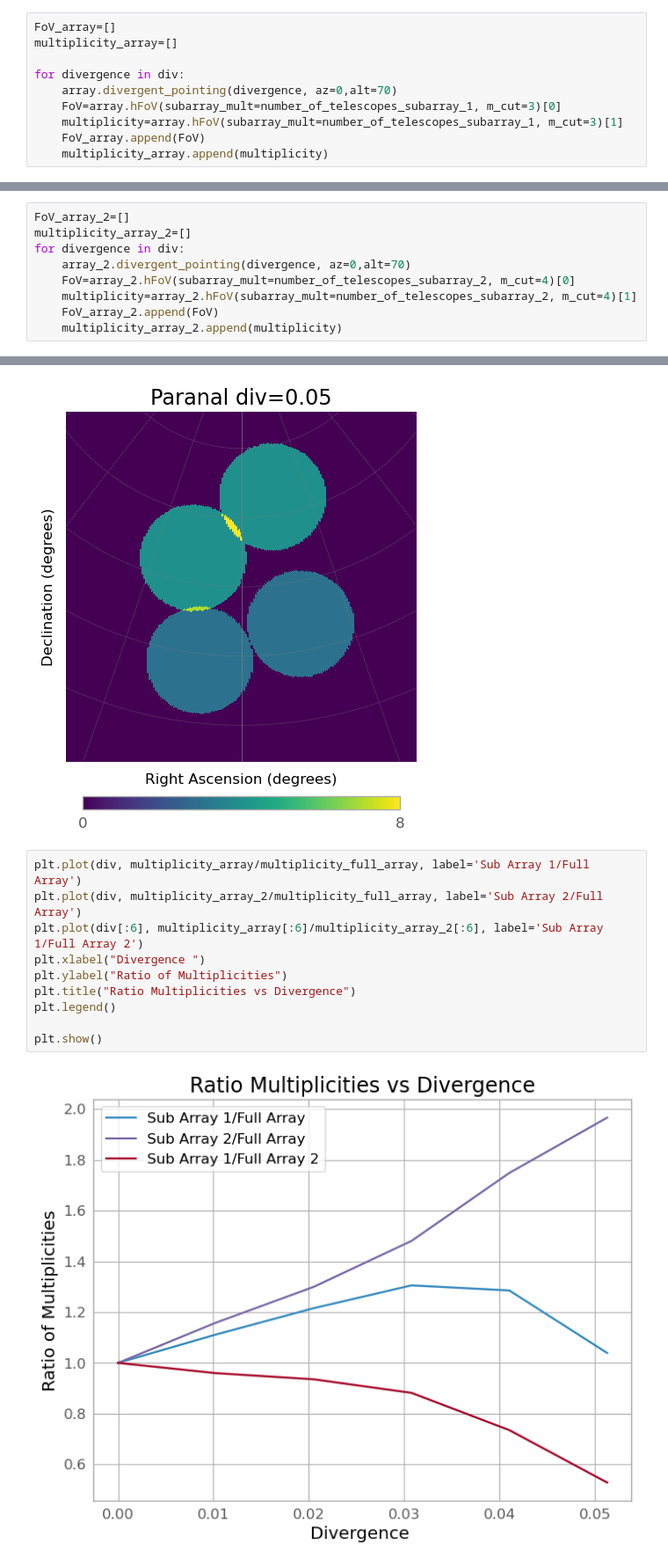
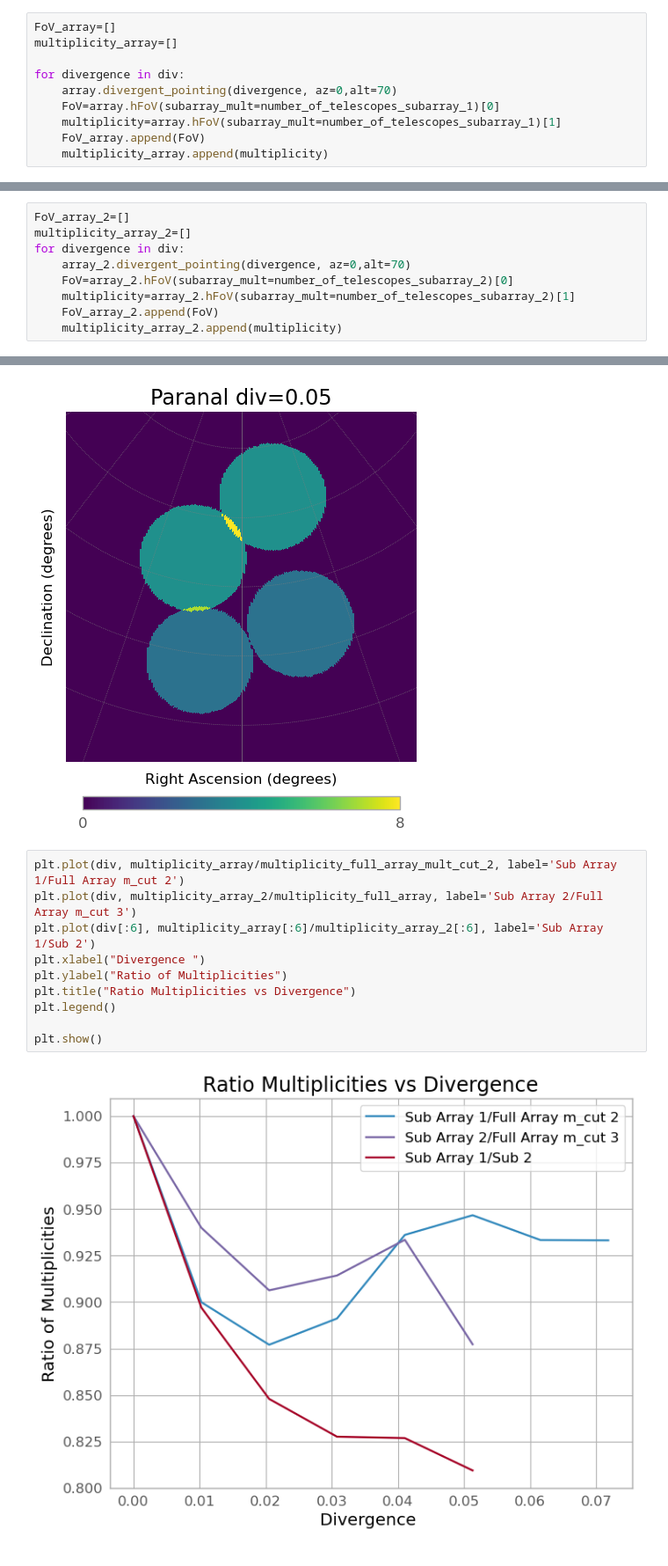
Before and after one commit to SamantaMorales/divtel, a Jupyter notebook: Confronting_full_vs_subarray.ipynb, the cells around one changed output, grey strips where cells are left out. Shown at 88% size. Cells and saved outputs as stored; diff of their text form.

```diff
--- a/Confronting_full_vs_subarray.ipynb
+++ b/Confronting_full_vs_subarray.ipynb
@@ -669,8 +669,8 @@ multiplicity_array=[]
 
 for divergence in div:
     array.divergent_pointing(divergence, az=0,alt=70)
-    FoV=array.hFoV(subarray_mult=number_of_telescopes_subarray_1, m_cut=3)[0]
-    multiplicity=array.hFoV(subarray_mult=number_of_telescopes_subarray_1, m_cut=3)[1]
+    FoV=array.hFoV(subarray_mult=number_of_telescopes_subarray_1)[0]
+    multiplicity=array.hFoV(subarray_mult=number_of_telescopes_subarray_1)[1]
     FoV_array.append(FoV)
     multiplicity_array.append(multiplicity)
 # %%
@@ -689,8 +689,8 @@ FoV_array_2=[]
 multiplicity_array_2=[]
 for divergence in div:
     array_2.divergent_pointing(divergence, az=0,alt=70)
-    FoV=array_2.hFoV(subarray_mult=number_of_telescopes_subarray_2, m_cut=4)[0]
-    multiplicity=array_2.hFoV(subarray_mult=number_of_telescopes_subarray_2, m_cut=4)[1]
+    FoV=array_2.hFoV(subarray_mult=number_of_telescopes_subarray_2)[0]
+    multiplicity=array_2.hFoV(subarray_mult=number_of_telescopes_subarray_2)[1]
     FoV_array_2.append(FoV)
     multiplicity_array_2.append(multiplicity)
 # %%
@@ -963,17 +935,17 @@ array_2.multiplicity_plot(number_of_telescopes_subarray_2)
 [figure]
 [figure]
 # %%
-plt.plot(div, multiplicity_array/multiplicity_full_array, label='Sub Array 1/Full Array')
-plt.plot(div, multiplicity_array_2/multiplicity_full_array, label='Sub Array 2/Full Array')
-plt.plot(div[:6], multiplicity_array[:6]/multiplicity_array_2[:6], label='Sub Array 1/Full Array 2')
+plt.plot(div, multiplicity_array/multiplicity_full_array_mult_cut_2, label='Sub Array 1/Full Array m_cut 2')
+plt.plot(div, multiplicity_array_2/multiplicity_full_array, label='Sub Array 2/Full Array m_cut 3')
+plt.plot(div[:6], multiplicity_array[:6]/multiplicity_array_2[:6], label='Sub Array 1/Sub 2')
 plt.xlabel("Divergence ")
 plt.ylabel("Ratio of Multiplicities")
 plt.title("Ratio Multiplicities vs Divergence")
 plt.legend()
 
 plt.show()
 # %% [output]
-[figure, old version]
+[figure, new version]
 # %%
 plt.figure(figsize=(10, 6))  # Optional: Adjust figure size
 
```
Also changed, not shown: parts of 26 cells of this notebook, 3 other files.
